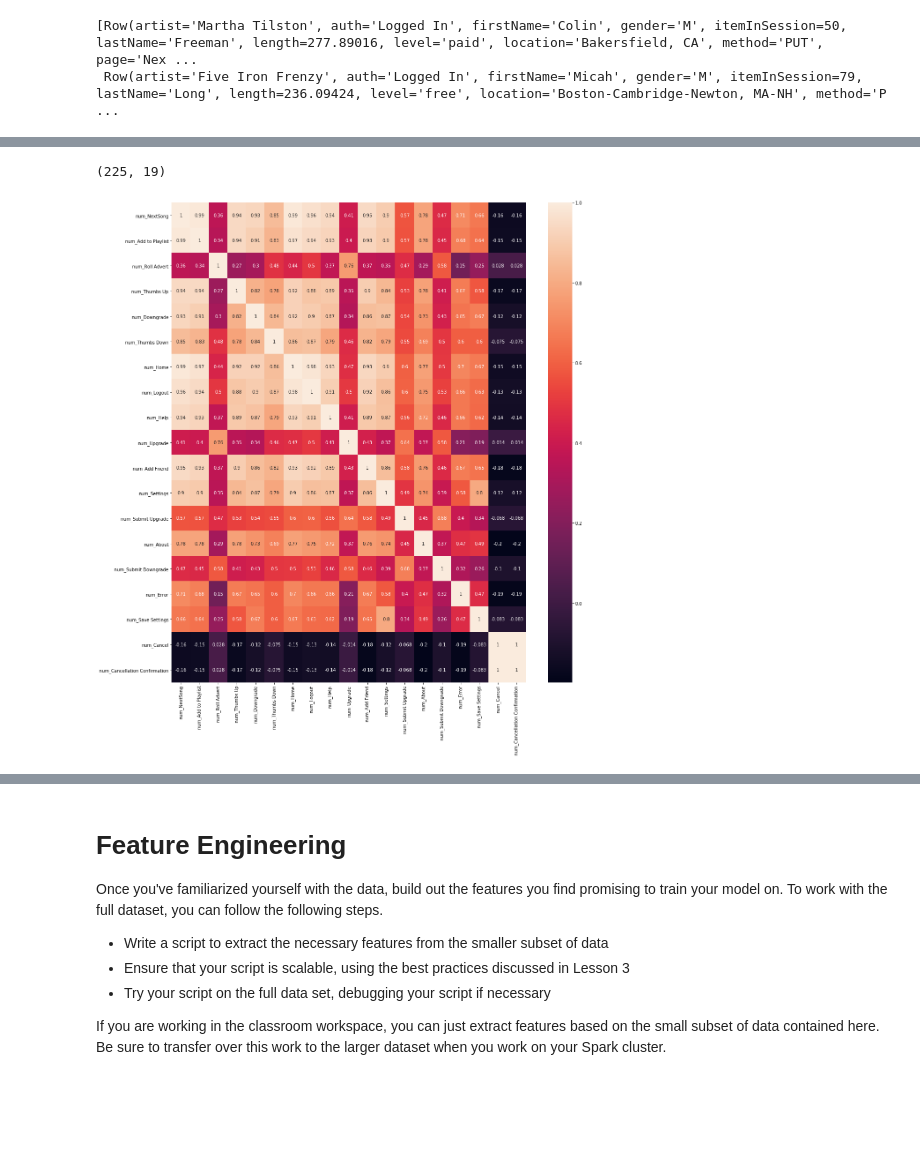
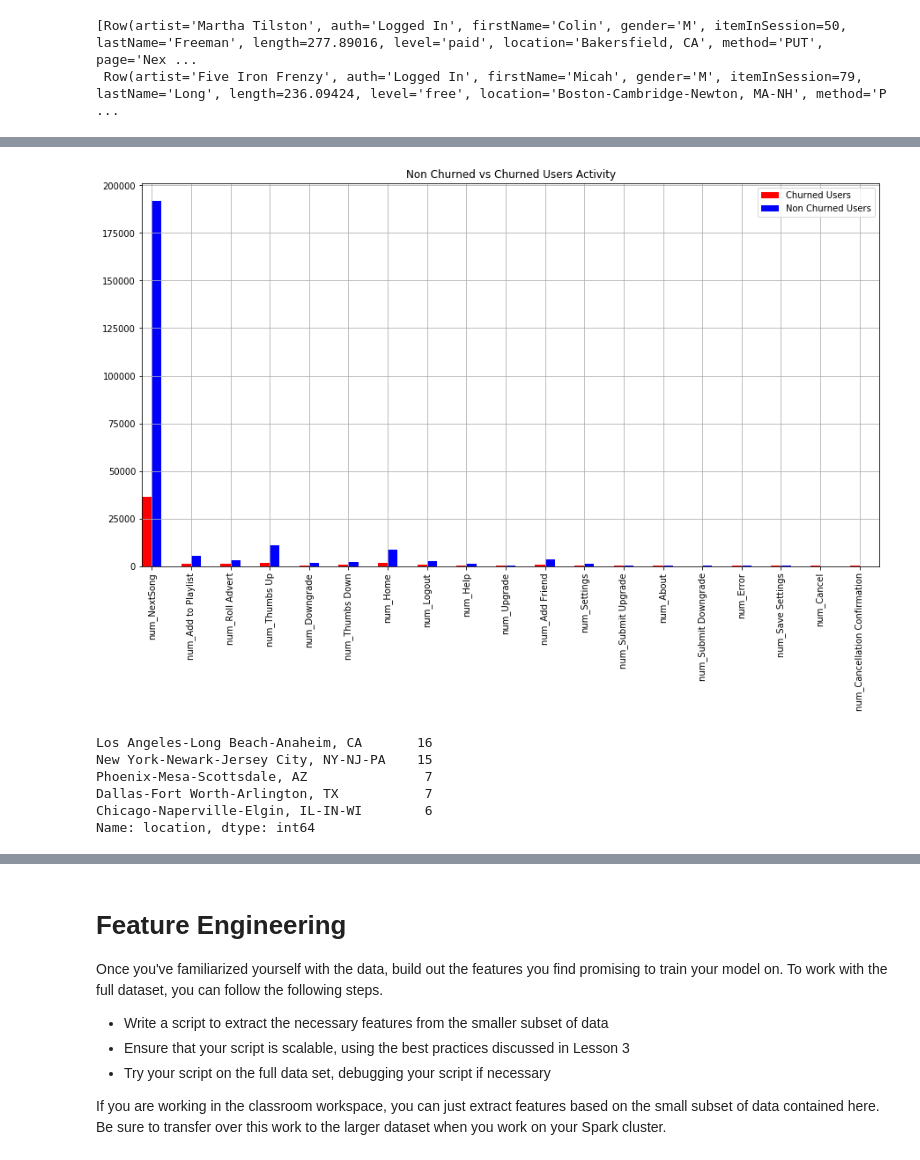
Before and after one commit to uzair123/sparkify_music_app, a Jupyter notebook: Sparkify.ipynb, the cells around one changed output, grey strips where cells are left out. Drawn from its saved outputs; the diff is of its cells as text; code cells hidden in the pictures; blank space fills up the shorter version.

```diff
--- a/Sparkify.ipynb
+++ b/Sparkify.ipynb
@@ -855,21 +687,3 @@ plot_pie('gender')
 plot_pie('page')
 # %% [output]
 [interactive output not drawn]
-# %%
-cols_to_plot=  []
-#fig, ax = plt.subplots(2, 1, figsize=(14, 4))
-#fig,ax = plt.subplots()
-for name in cat_col_names:
-  cols_to_plot.append('num_'+name)
-
-print(cols_to_plot)
-#tt.hist(column=cols_to_plot , bins=15, color="blue", alpha=0.5, figsize=(20,20))
-
-
-#mgrp = tt[tt['num_Cancellation Confirmation'] == 1].groupby('month')
-#mgrp.groups
-#for m in mgrp.groups:
-# print(m)
-
-#tt.groupby('Churn')['num_Downgrade'].hist(bins=15, color="blue", alpha=0.5, figsize=(20,20), ax=ax)
-#tt['num_dngrade'] = tt.groupby('userId')['page_Downgrade'].transform('sum')
@@ -878,17 +710,31 @@ print(cols_to_plot)
+# %%
+cmap1 = cm.get_cmap('autumn') # Colour map (there are many others)
+cmap2 = cm.get_cmap('brg') # Colour map (there are many others)
+ax = plt.gca()
+tt[tt['Churn'] == '1'][cols_to_plot].sum().plot(kind='bar',width=0.25, alpha=1,figsize=(15,8), title="Churned Users Activity" , colormap = cmap1 ,position=1, ax=ax)
+tt[tt['Churn'] == '0'][cols_to_plot].sum().plot(kind='bar',width=0.25,figsize=(15,8),title="Non Churned vs Churned Users Activity",  colormap = cmap2 ,position=0, ax=ax, grid=True)
+ax.legend(["Churned Users","Non Churned Users"]);
+# %% [output]
+[figure, added]
+# %%
+df_events['location'].value_counts().head(5)
+# %% [output]
+Los Angeles-Long Beach-Anaheim, CA       16
+New York-Newark-Jersey City, NY-NJ-PA    15
+Phoenix-Mesa-Scottsdale, AZ               7
+Dallas-Fort Worth-Arlington, TX           7
+Chicago-Naperville-Elgin, IL-IN-WI        6
+Name: location, dtype: int64
 # %%
-import seaborn as sn
+#import seaborn as sn
 
-fig, ax = plt.subplots(figsize=(18,20))
-
-#cols_to_plot.append('Churn')
-
-df_tmp = tt[cols_to_plot]
-#df_tmp = tt[tt['Churn'] == 1]
-print(df_tmp.shape)
-#print(df_tmp['Churn'].head())
-corrMatrix= df_tmp[cols_to_plot].corr()
-sn.heatmap(corrMatrix, annot=True)
-plt.show()
+#cols_to_plot=  []
+#for name in cat_col_names:
+#  cols_to_plot.append('num_'+name)
+#print(cols_to_plot)
+#fig, ax = plt.subplots(figsize=(8,8))
+#df_tmp = df_events[cols_to_plot]
+#print(df_tmp.shape)
+#corrMatrix= df_tmp[cols_to_plot].corr()
+#sn.heatmap(corrMatrix, annot=True)
+#plt.show()
-# %% [output]
-(225, 19)
-[figure, removed]
```
Also changed, not shown: parts of 116 cells of this notebook.
